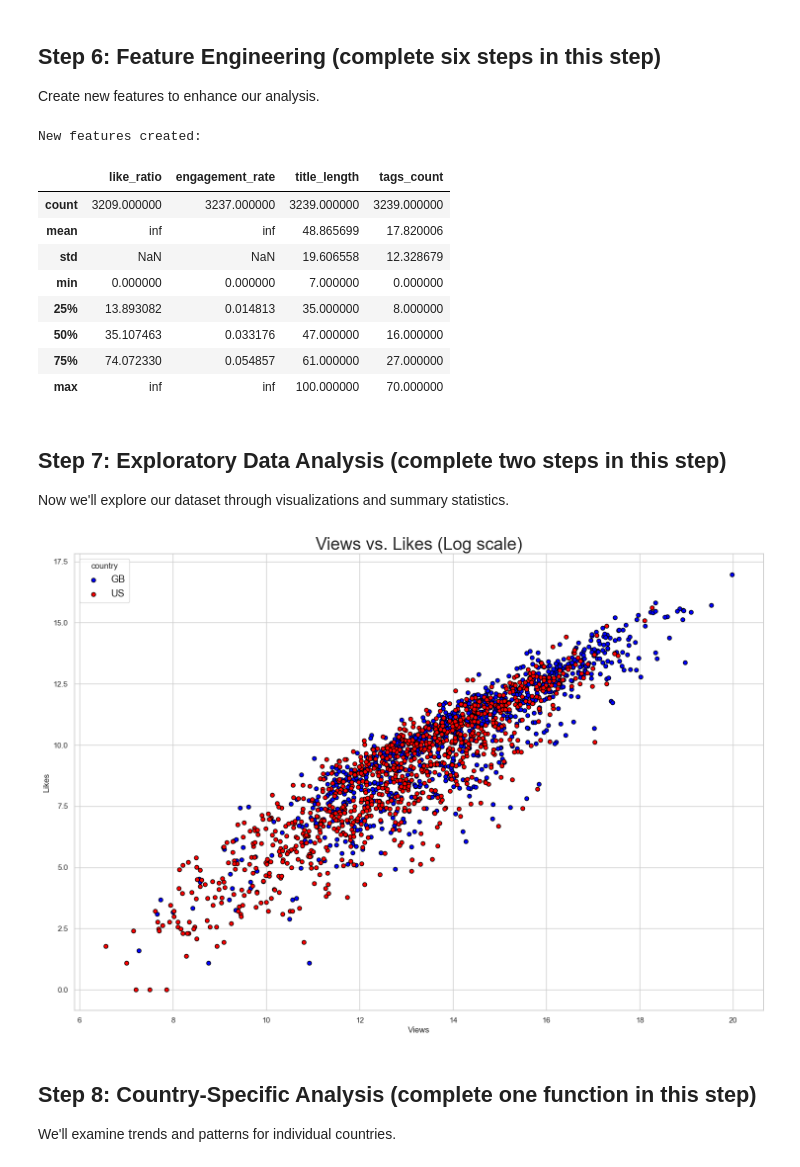
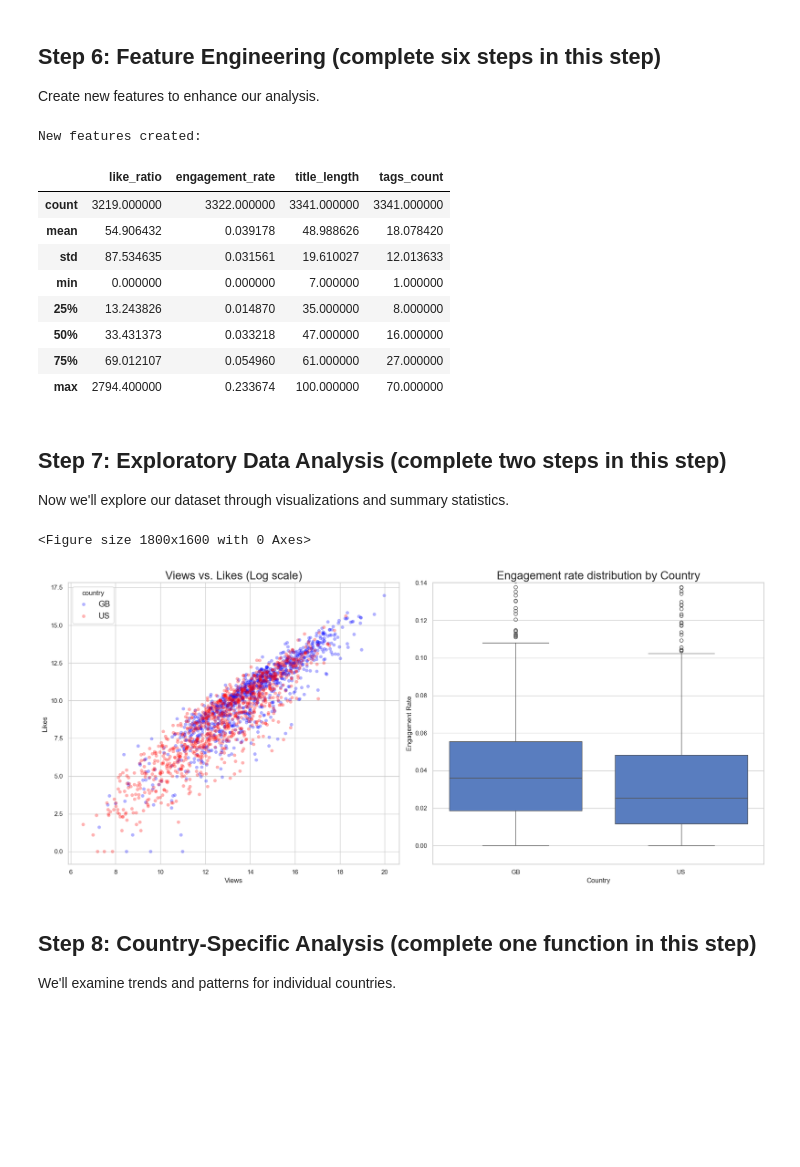
Before and after one commit to Thend911/Data-Analysis, a Jupyter notebook: VideoAnalysis-HW.ipynb, the cells around one changed output. Saved outputs shown, nothing was run; the diff lists cells and outputs as text; code cells hidden in the pictures; blank space fills up the shorter version.

```diff
--- a/VideoAnalysis-HW.ipynb
+++ b/VideoAnalysis-HW.ipynb
@@ -109,7 +109,7 @@ def clean_dataframe(df):
     for field in ['video_id', 'title', 'channel_title', 'category_id', 'tags', 'thumbnail_link']:
         if field == "tags" or field == "video_id":
             # for tags, seperate and put to list if there is any, make empty list if [none] is there
-            df[field] = df[field].fillna('').astype(str).apply(lambda x: None if (x == '[none]' or x == '#NAME?') else x.split('|'))
+            df[field] = df[field].fillna('').astype(str).apply(lambda x: "None" if (x == '[none]' or x == '#NAME?') else x.split('|'))
         else :
             # other string field convert to string
             df[field] = df[field].fillna('').astype(str)
@@ -253,12 +253,24 @@ Create new features to enhance our analysis.
 # Engagement metrics
 # Step 1: add a column named 'like_ratio', computed as likes/dislikes
 #------- complete the step-------------
-combined_df['like_ratio']= numpy.divide(combined_df['likes'],combined_df['dislikes'])
+# Set value to NaN when encounter missing data
+combined_df['like_ratio'] = combined_df.apply(
+    lambda row: row['likes'] / row['dislikes']
+    if row['likes'] != -1 and row['dislikes'] not in [-1, 0]
+    else float('nan'),
+    axis=1
+)
 #------- complete the step-------------
 
 # Step 2: add a column named 'engagement_rate', computed as (likes + dislikes + comment_total)/views
 #------- complete the step-------------
-combined_df['engagement_rate']= numpy.divide(combined_df['likes'] + combined_df['dislikes'] + combined_df['comment_total'],combined_df['views'])
+# Set value to NaN when encounter missing data
+combined_df['engagement_rate']= combined_df.apply(
+    lambda row: (row['likes'] + row['dislikes'] + row['comment_total']) / row['views']
+    if row['likes'] != -1 and row['dislikes'] != -1 and row['comment_total'] != -1 and row['views'] not in [-1,0]
+    else float('nan'),
+    axis = 1
+)
 #------- complete the step-------------
 
 # Text features
@@ -290,48 +302,62 @@ display(combined_df[['like_ratio', 'engagement_rate',
 # %% [output]
 New features created:
 |  | like_ratio | engagement_rate | title_length | tags_count |
-| count | 3209.000000 | 3237.000000 | 3239.000000 | 3239.000000 |
-| mean | inf | inf | 48.865699 | 17.820006 |
-| std | NaN | NaN | 19.606558 | 12.328679 |
-| min | 0.000000 | 0.000000 | 7.000000 | 0.000000 |
-| 25% | 13.893082 | 0.014813 | 35.000000 | 8.000000 |
-| 50% | 35.107463 | 0.033176 | 47.000000 | 16.000000 |
-| 75% | 74.072330 | 0.054857 | 61.000000 | 27.000000 |
-| max | inf | inf | 100.000000 | 70.000000 |
+| count | 3219.000000 | 3322.000000 | 3341.000000 | 3341.000000 |
+| mean | 54.906432 | 0.039178 | 48.988626 | 18.078420 |
+| std | 87.534635 | 0.031561 | 19.610027 | 12.013633 |
+| min | 0.000000 | 0.000000 | 7.000000 | 1.000000 |
+| 25% | 13.243826 | 0.014870 | 35.000000 | 8.000000 |
+| 50% | 33.431373 | 0.033218 | 47.000000 | 16.000000 |
+| 75% | 69.012107 | 0.054960 | 61.000000 | 27.000000 |
+| max | 2794.400000 | 0.233674 | 100.000000 | 70.000000 |
 # %% [markdown]
 ## Step 7: Exploratory Data Analysis (complete two steps in this step)
 Now we'll explore our dataset through visualizations and summary statistics.
 # %%
 # Set up the figure
-plt.figure(figsize=(18, 12))
-
+plt.figure(figsize=(18, 16))
+fig, (ax1, ax2) = plt.subplots(1, 2, figsize=(18, 8))
 
 # Plot 1: Views vs. Likes
 # Step 1: make a dot plot shows views and likes. Take 1000 sample from all countries. x-axis will be views and y-axies will be views.
 #         using different colors indicate different country. Add legend and plot title.
 
 #------- complete the step-------------
-GB_view = numpy.log(combined_df['views'].head(1000))
-GB_like = numpy.log(combined_df['likes'].head(1000))
-US_view = numpy.log(combined_df['views'].tail(1000))
-US_like = numpy.log(combined_df['likes'].tail(1000))
-plt.scatter(GB_view, GB_like, c='blue', alpha=1, edgecolors='black', label="GB")
-plt.scatter(US_view, US_like, c='red', alpha=1, edgecolors='black', label="US")
-plt.legend(title = "country",loc="upper left", fontsize='large')
-plt.xlabel('Views')
-plt.ylabel('Likes')
-plt.title('Views vs. Likes (Log scale)', fontsize = 25)
-
+GB_view = numpy.log(combined_df['views'].replace(-1,1).head(1000))
+GB_like = numpy.log(combined_df['likes'].replace(-1,1).head(1000))
+US_view = numpy.log(combined_df['views'].replace(-1,1).tail(1000))
+US_like = numpy.log(combined_df['likes'].replace(-1,1).tail(1000))
+ax1.scatter(GB_view, GB_like, c='blue', alpha=0.3, edgecolors='none', label="GB")
+ax1.scatter(US_view, US_like, c='red', alpha=0.3, edgecolors='none', label="US")
+ax1.legend(title = "country",loc="upper left", fontsize='large')
+ax1.set_xlabel('Views')
+ax1.set_ylabel('Likes')
+ax1.set_title('Views vs. Likes (Log scale)', fontsize = 20)
 
 #------- complete the step-------------
 
 # Plot 2: Engagement Rate by Country
 # Step 2: make a box plot shows different country engagement_rate
 
-#plt.tight_layout()
+# # Drop NaN values explicitly and convert to lists
+gb = combined_df['engagement_rate'].head(1000).dropna()
+us = combined_df['engagement_rate'].tail(1000).dropna()
+
+plot_df = pd.concat([
+    gb.to_frame(name='engagement_rate').assign(Country='GB'),
+    us.to_frame(name='engagement_rate').assign(Country='US')
+], ignore_index=True)
+
+sns.boxplot(data=plot_df, x='Country', y='engagement_rate')
+plt.ylim(-0.01, 0.14)
+plt.xlabel("Country")
+plt.ylabel("Engagement Rate")
+plt.title('Engagement rate distribution by Country', fontsize=20)
+plt.tight_layout()
 plt.show()
 # %% [output]
+<Figure size 1800x1600 with 0 Axes>
-[figure, old version]
+[figure, new version]
 # %% [markdown]
 ## Step 8: Country-Specific Analysis (complete one function in this step)
 We'll examine trends and patterns for individual countries.
```
Also changed, not shown: parts of 3 cells of this notebook.
